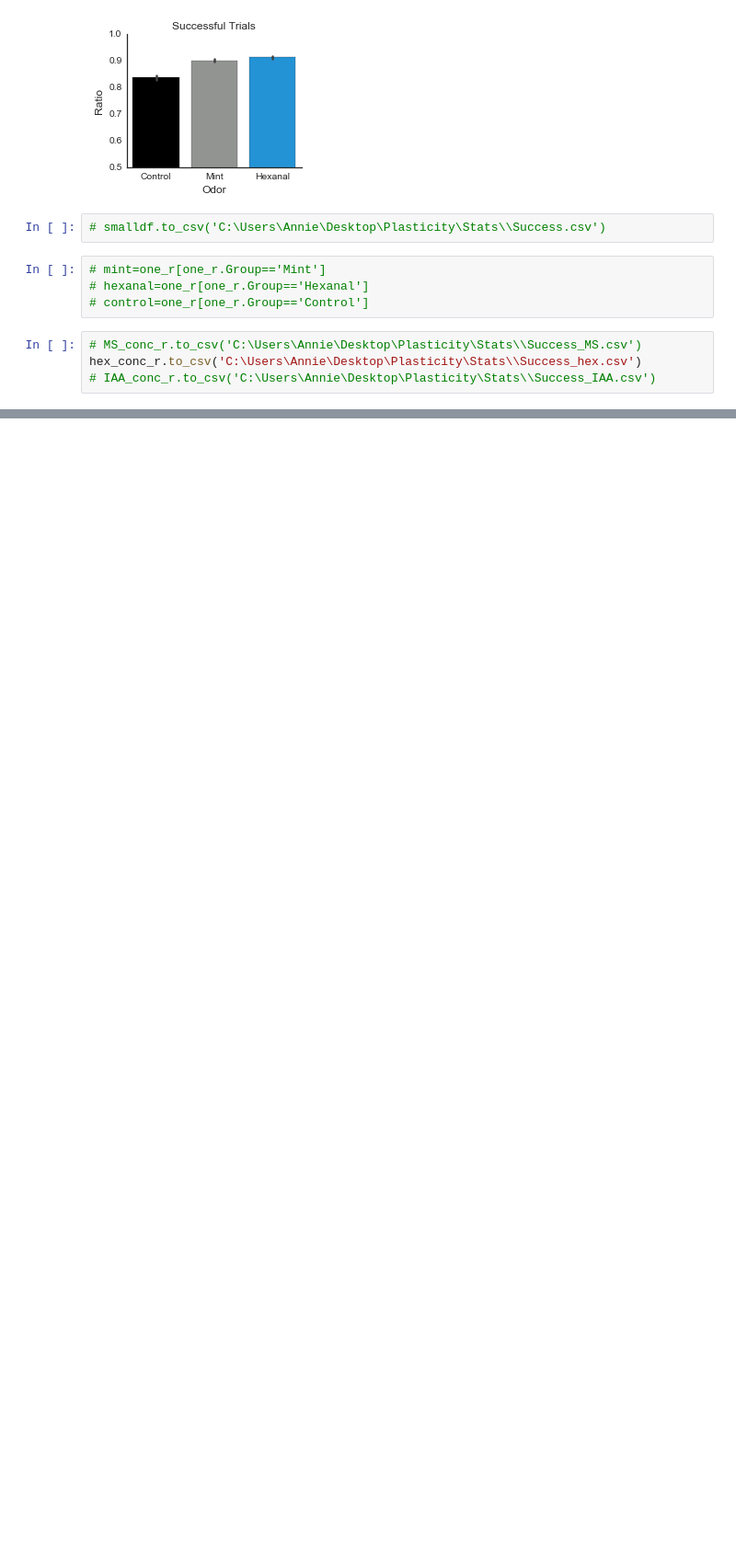
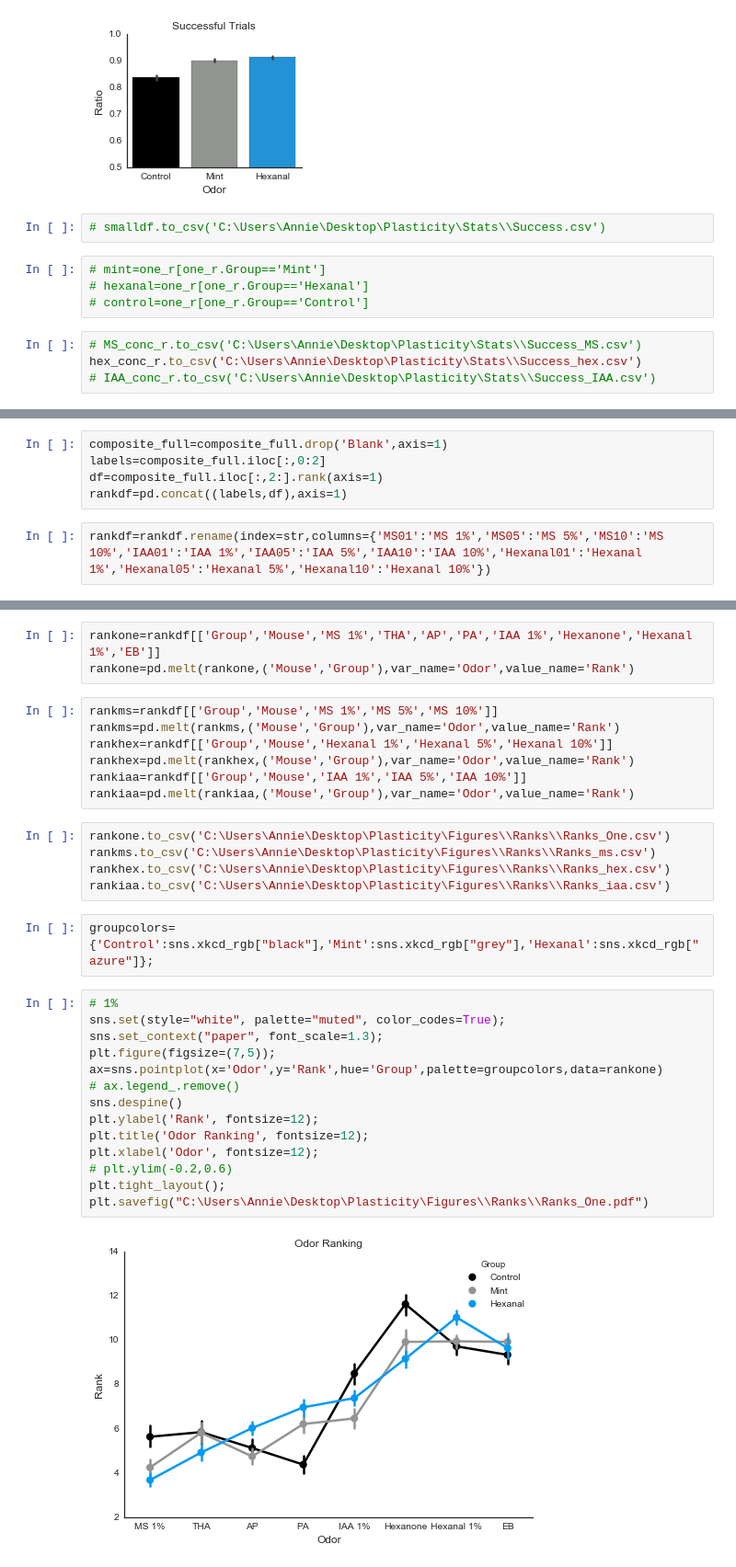
Before and after one commit to liu-annie/CaI, a Jupyter notebook: Paper_Figures.ipynb, the cells around one changed output, grey strips where cells are left out. Shown at 92% size. Drawn from its saved outputs; the diff is of its cells as text; blank space fills up the shorter version.

```diff
--- a/Paper_Figures.ipynb
+++ b/Paper_Figures.ipynb
@@ -644,0 +605,7 @@ hex_conc_r.to_csv('C:\Users\Annie\Desktop\Plasticity\Stats\\Success_hex.csv')
+# %%
+composite_full=composite_full.drop('Blank',axis=1)
+labels=composite_full.iloc[:,0:2]
+df=composite_full.iloc[:,2:].rank(axis=1)
+rankdf=pd.concat((labels,df),axis=1)
+# %%
+rankdf=rankdf.rename(index=str,columns={'MS01':'MS 1%','MS05':'MS 5%','MS10':'MS 10%','IAA01':'IAA 1%','IAA05':'IAA 5%','IAA10':'IAA 10%','Hexanal01':'Hexanal 1%','Hexanal05':'Hexanal 5%','Hexanal10':'Hexanal 10%'})
@@ -644,0 +622,33 @@ hex_conc_r.to_csv('C:\Users\Annie\Desktop\Plasticity\Stats\\Success_hex.csv')
+# %%
+rankone=rankdf[['Group','Mouse','MS 1%','THA','AP','PA','IAA 1%','Hexanone','Hexanal 1%','EB']]
+rankone=pd.melt(rankone,('Mouse','Group'),var_name='Odor',value_name='Rank')
+# %%
+rankms=rankdf[['Group','Mouse','MS 1%','MS 5%','MS 10%']]
+rankms=pd.melt(rankms,('Mouse','Group'),var_name='Odor',value_name='Rank')
+rankhex=rankdf[['Group','Mouse','Hexanal 1%','Hexanal 5%','Hexanal 10%']]
+rankhex=pd.melt(rankhex,('Mouse','Group'),var_name='Odor',value_name='Rank')
+rankiaa=rankdf[['Group','Mouse','IAA 1%','IAA 5%','IAA 10%']]
+rankiaa=pd.melt(rankiaa,('Mouse','Group'),var_name='Odor',value_name='Rank')
+# %%
+rankone.to_csv('C:\Users\Annie\Desktop\Plasticity\Figures\\Ranks\\Ranks_One.csv')
+rankms.to_csv('C:\Users\Annie\Desktop\Plasticity\Figures\\Ranks\\Ranks_ms.csv')
+rankhex.to_csv('C:\Users\Annie\Desktop\Plasticity\Figures\\Ranks\\Ranks_hex.csv')
+rankiaa.to_csv('C:\Users\Annie\Desktop\Plasticity\Figures\\Ranks\\Ranks_iaa.csv')
+# %%
+groupcolors={'Control':sns.xkcd_rgb["black"],'Mint':sns.xkcd_rgb["grey"],'Hexanal':sns.xkcd_rgb["azure"]};
+# %%
+# 1%
+sns.set(style="white", palette="muted", color_codes=True);
+sns.set_context("paper", font_scale=1.3);
+plt.figure(figsize=(7,5));
+ax=sns.pointplot(x='Odor',y='Rank',hue='Group',palette=groupcolors,data=rankone)
+# ax.legend_.remove()
+sns.despine()
+plt.ylabel('Rank', fontsize=12);
+plt.title('Odor Ranking', fontsize=12);
+plt.xlabel('Odor', fontsize=12);
+# plt.ylim(-0.2,0.6)
+plt.tight_layout();
+plt.savefig("C:\Users\Annie\Desktop\Plasticity\Figures\\Ranks\\Ranks_One.pdf")
+# %% [output]
+[figure, added]
```
Also changed, not shown: parts of 11 cells of this notebook.
